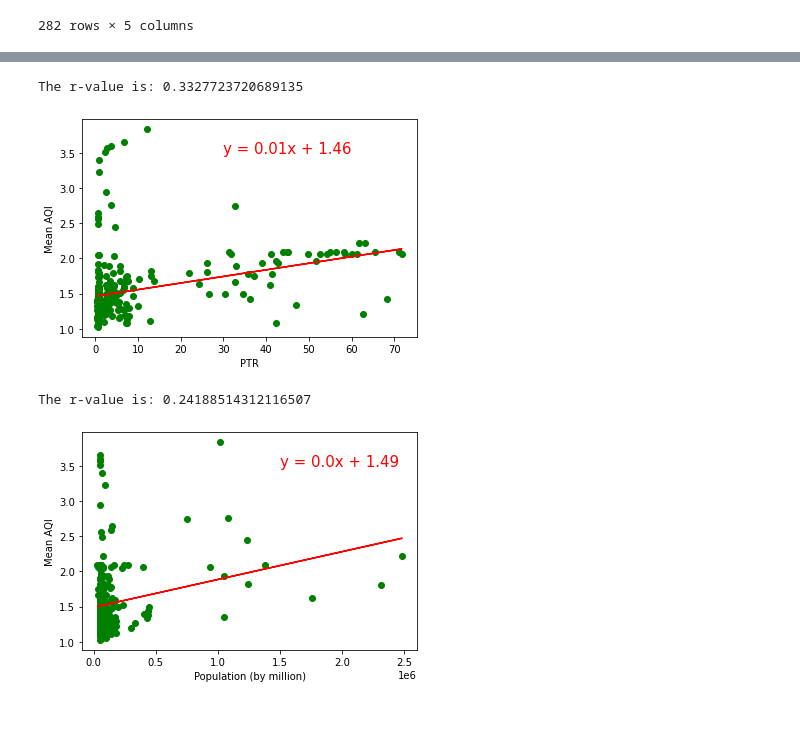
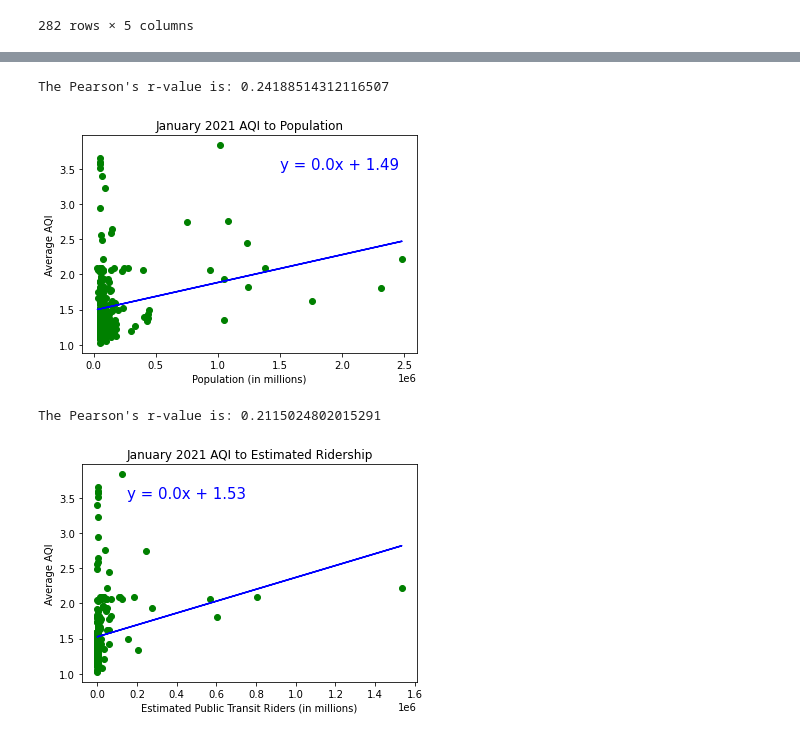
Before and after one commit to khartmann5/Project_01, a Jupyter notebook: Air_Quality_Data.ipynb, the cells around one changed output, grey strips where cells are left out. Saved outputs shown, nothing was run; the diff lists cells and outputs as text; code cells hidden in the pictures.

```diff
--- a/Air_Quality_Data.ipynb
+++ b/Air_Quality_Data.ipynb
@@ -256,33 +247,34 @@ bycity_summary_df
 # %%
 # Set values to plot and type for linear regression
-x_values = bycity_summary_df["PTR"]
-x_values = x_values.astype('float32')
+x_values = bycity_summary_df["Population"]
+#x_values = x_values.astype('float32')
 y_values = bycity_summary_df["Mean AQI"]
 y_values = y_values.astype('float32')
 
 # Standard regression programming. X and Y
 (slope, intercept, rvalue, pvalue, stderr) = linregress(x_values, y_values)
 regress_values = x_values * slope + intercept
 line_eq = "y = " + str(round(slope,2)) + "x + " + str(round(intercept,2))
 
 # Plot
 plt.scatter(x_values,y_values, color='green')
-plt.plot(x_values,regress_values,"r-")
+plt.plot(x_values,regress_values,"b-")
 # Format
-plt.annotate(line_eq,(30,3.5),fontsize=15,color="red")
-plt.ylabel('Mean AQI')
-plt.xlabel('PTR')
+plt.annotate(line_eq,(1500000,3.5),fontsize=15,color="blue")
+plt.title('January 2021 AQI to Population')
+plt.ylabel('Average AQI')
+plt.xlabel('Population (in millions)')
 
 # Save image to file
 #plt.savefig("../Images/NH Humidity and Latitude Regression.png")
 
-print(f"The r-value is: {rvalue}")
+print(f"The Pearson's r-value is: {rvalue}")
 # %% [output]
-The r-value is: 0.3327723720689135
+The Pearson's r-value is: 0.24188514312116507
-[figure, old version]
+[figure, new version]
 # %%
 # Set values to plot and type for linear regression
-x_values = bycity_summary_df["Population"]
+x_values = bycity_summary_df["Riders"]
 #x_values = x_values.astype('float32')
 y_values = bycity_summary_df["Mean AQI"]
 y_values = y_values.astype('float32')
@@ -294,16 +286,14 @@ line_eq = "y = " + str(round(slope,2)) + "x + " + str(round(intercept,2))
 
 # Plot
 plt.scatter(x_values,y_values, color='green')
-plt.plot(x_values,regress_values,"r-")
+plt.plot(x_values,regress_values,"b-")
 # Format
-plt.annotate(line_eq,(1500000,3.5),fontsize=15,color="red")
-plt.ylabel('Mean AQI')
-plt.xlabel('Population (by million)')
+plt.annotate(line_eq,(150000,3.5),fontsize=15,color="blue")
+plt.ylabel('Average AQI')
+plt.xlabel('Estimated Public Transit Riders (in millions)')
+plt.title('January 2021 AQI to Estimated Ridership')
 
-# Save image to file
-#plt.savefig("../Images/NH Humidity and Latitude Regression.png")
-
-print(f"The r-value is: {rvalue}")
+print(f"The Pearson's r-value is: {rvalue}")
 # %% [output]
-The r-value is: 0.24188514312116507
+The Pearson's r-value is: 0.2115024802015291
-[figure, old version]
+[figure, new version]
```
Also changed, not shown: parts of 15 cells of this notebook.
